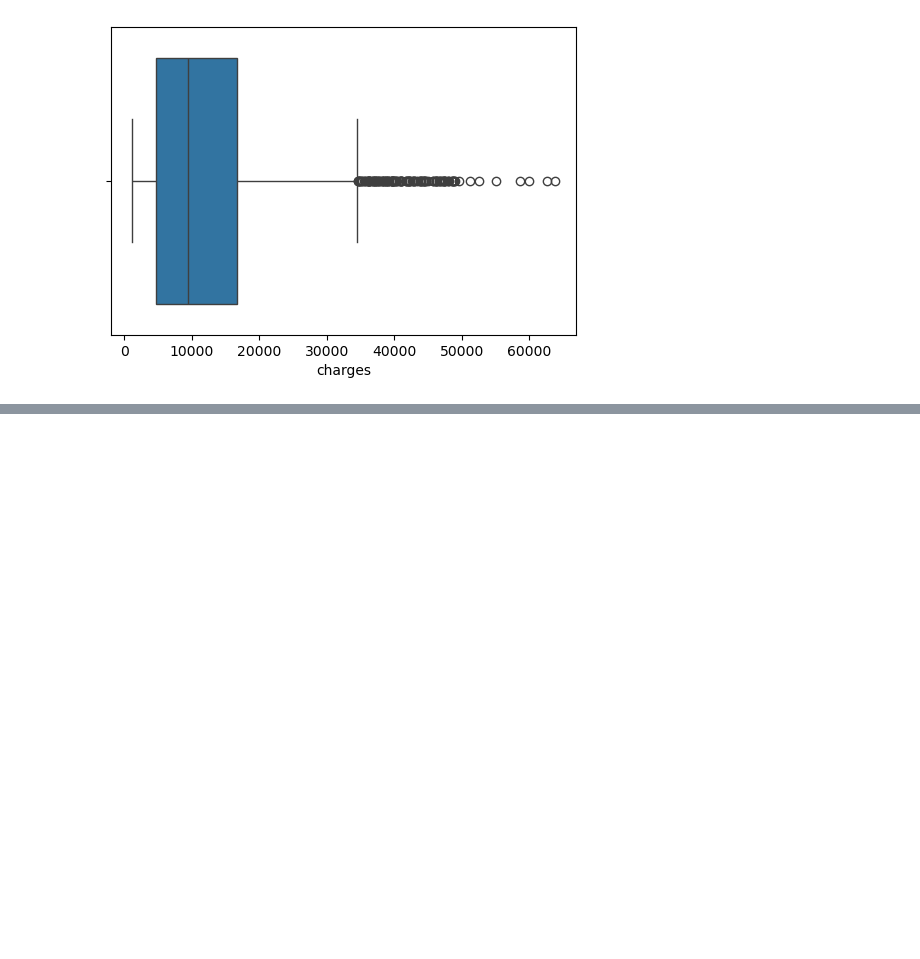
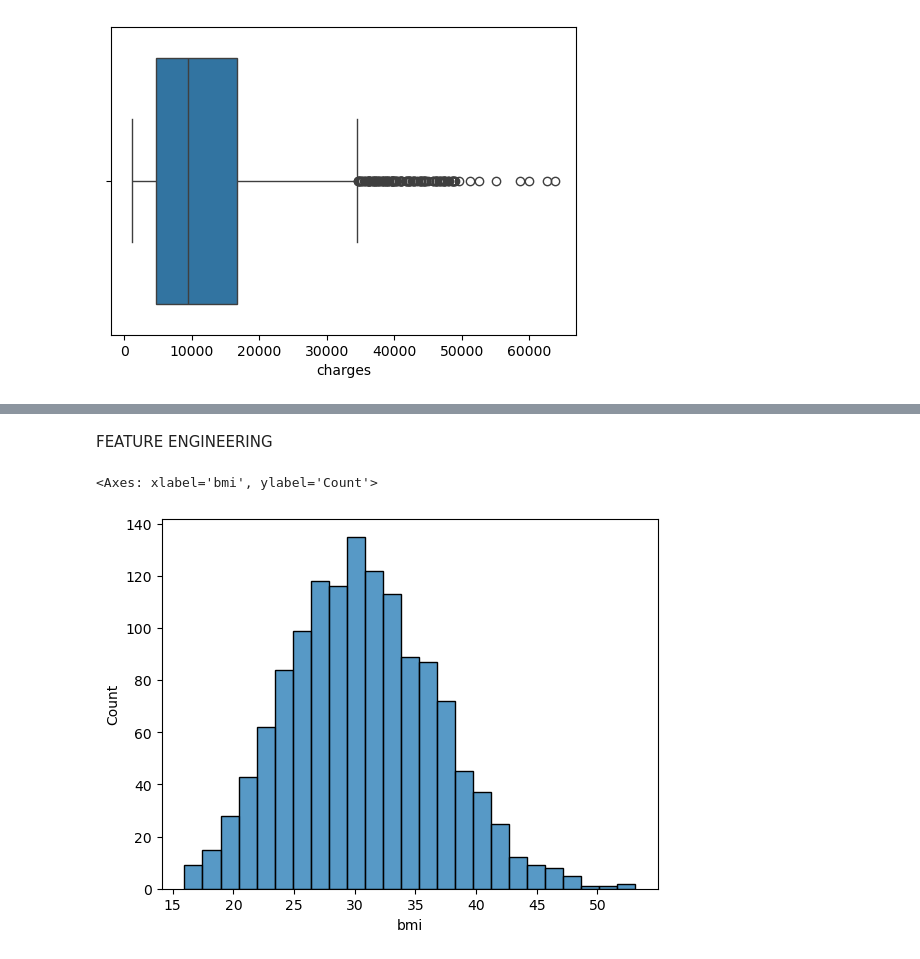
Before and after one commit to khairbakshnoor-pixel/PYTHON-Libraries-Numpy-Pandas-matplotlib-seaborn-, a Jupyter notebook: EDA.ipynb, the cells around one changed output, grey strips where cells are left out. Drawn from its saved outputs; the diff is of its cells as text; code cells hidden in the pictures; blank space fills up the shorter version.

```diff
--- a/EDA.ipynb
+++ b/EDA.ipynb
@@ -122,0 +182,3 @@ for i in numeric_columns:
+# %%
+#Label encoding
+df2['sex']=df2['sex'].map({'male':0,'female':1})
@@ -122,0 +208,3 @@ for i in numeric_columns:
+# %%
+#Label encoding
+df2['smoker']=df2['smoker'].map({'yes':1,'no':0})
@@ -122,0 +227,2 @@ for i in numeric_columns:
+# %%
+df2.rename(columns={'sex':'is_female','smoker':'is_smoker'},inplace=True)
@@ -122,0 +254,3 @@ for i in numeric_columns:
+# %%
+#one hot coding
+df2=pd.get_dummies(df2,columns=['region'],drop_first=True)
@@ -122,0 +289,7 @@ for i in numeric_columns:
+# %% [markdown]
+FEATURE ENGINEERING
+# %%
+sns.histplot(df2['bmi'])
+# %% [output]
+<Axes: xlabel='bmi', ylabel='Count'>
+[figure, added]
```
Also changed, not shown: parts of 17 cells of this notebook.
